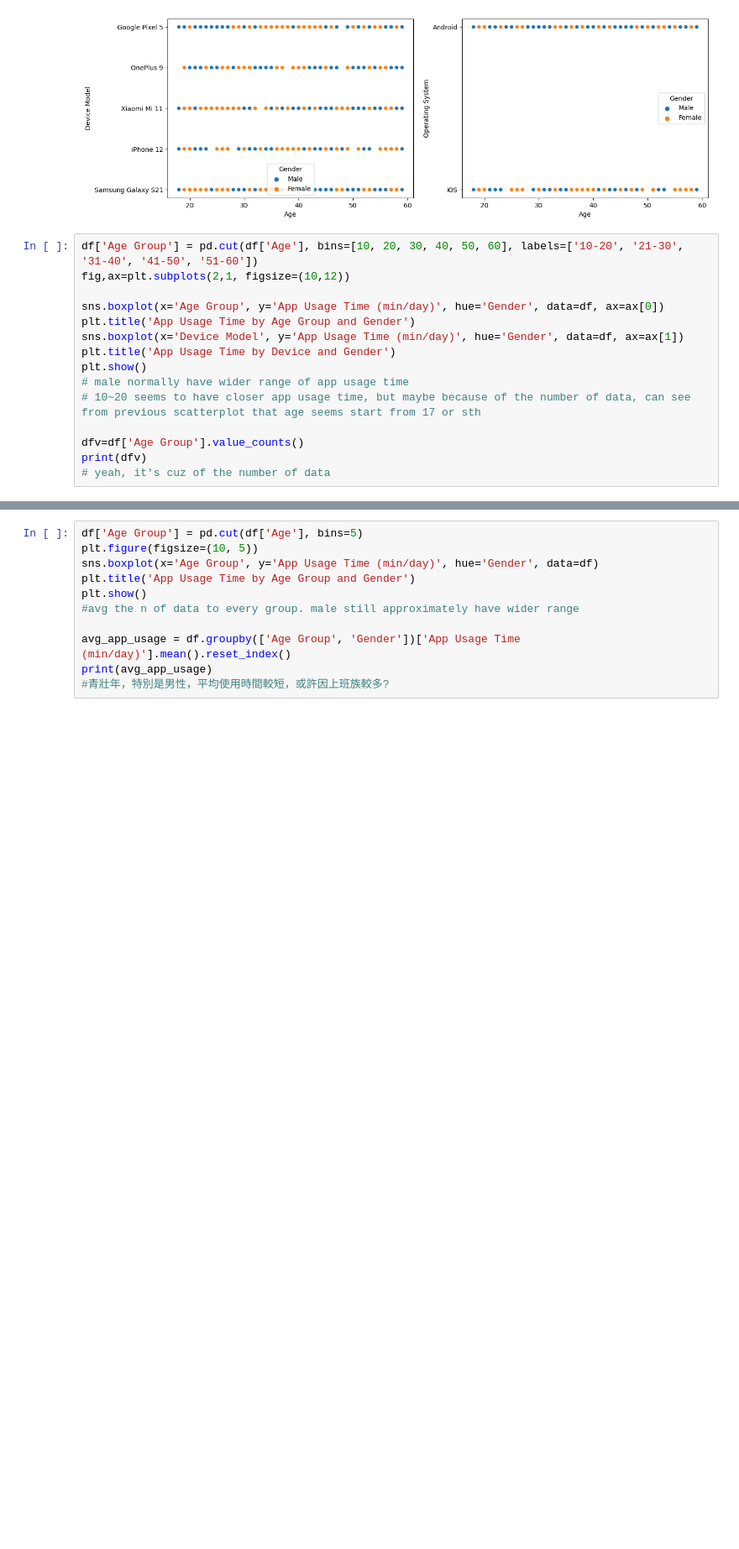
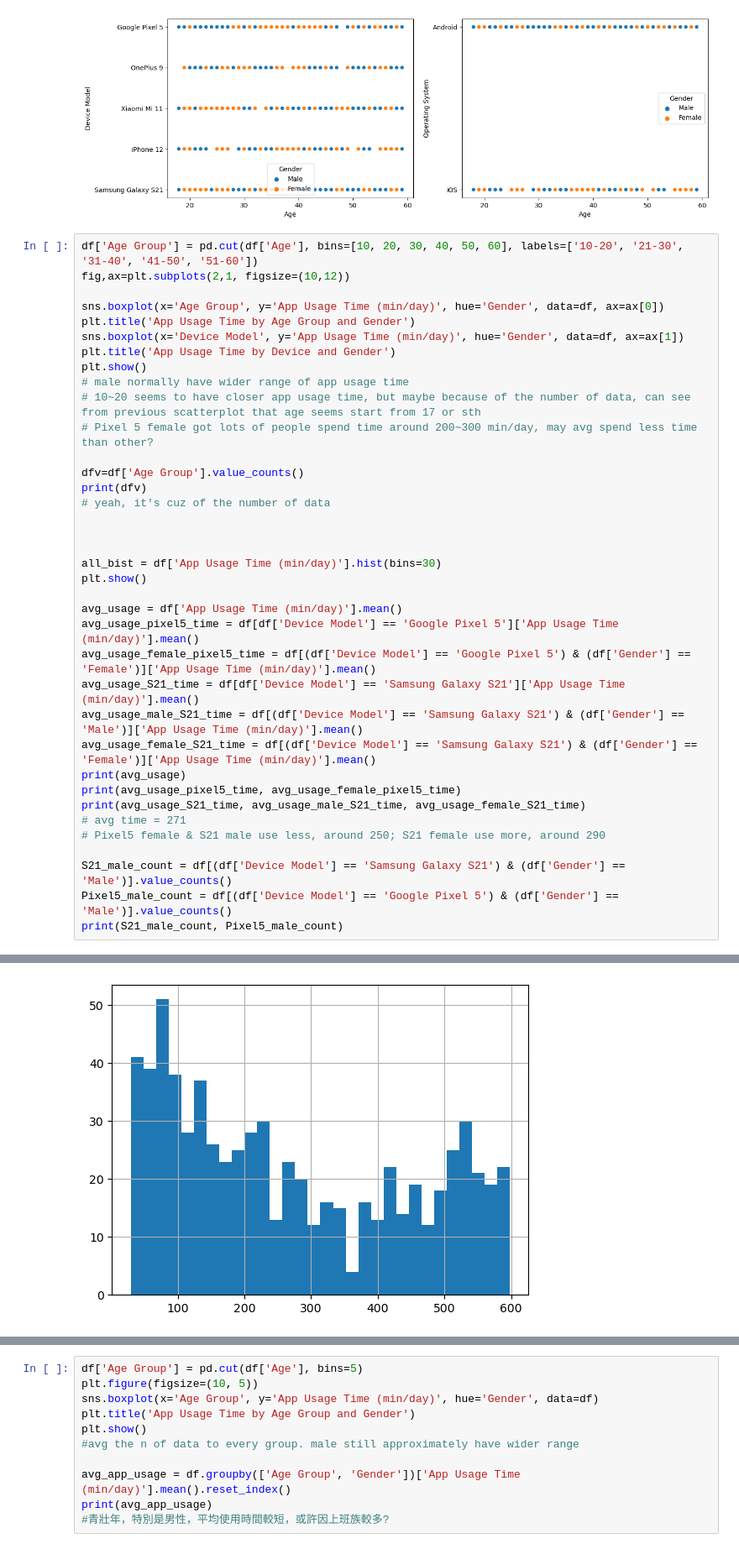
Before and after one commit to jimmy080823/Mobile-Device-Usage-and-User-Behavior-Dataset, a Jupyter notebook: hejim's test.ipynb, the cells around one changed output, grey strips where cells are left out. Shown: that part at 84% size. Cells and saved outputs as stored; diff of their text form; blank space fills up the shorter version.

```diff
--- a/hejim's test.ipynb
+++ b/hejim's test.ipynb
@@ -190,23 +190,46 @@ plt.show()
 # %%
 df['Age Group'] = pd.cut(df['Age'], bins=[10, 20, 30, 40, 50, 60], labels=['10-20', '21-30', '31-40', '41-50', '51-60'])
 fig,ax=plt.subplots(2,1, figsize=(10,12))
 
 sns.boxplot(x='Age Group', y='App Usage Time (min/day)', hue='Gender', data=df, ax=ax[0])
 plt.title('App Usage Time by Age Group and Gender')
 sns.boxplot(x='Device Model', y='App Usage Time (min/day)', hue='Gender', data=df, ax=ax[1])
 plt.title('App Usage Time by Device and Gender')
 plt.show()
 # male normally have wider range of app usage time
 # 10~20 seems to have closer app usage time, but maybe because of the number of data, can see from previous scatterplot that age seems start from 17 or sth
+# Pixel 5 female got lots of people spend time around 200~300 min/day, may avg spend less time than other?
 
 dfv=df['Age Group'].value_counts()
 print(dfv)
 # yeah, it's cuz of the number of data
+
+
+
+all_bist = df['App Usage Time (min/day)'].hist(bins=30)
+plt.show()
+
+avg_usage = df['App Usage Time (min/day)'].mean()
+avg_usage_pixel5_time = df[df['Device Model'] == 'Google Pixel 5']['App Usage Time (min/day)'].mean()
+avg_usage_female_pixel5_time = df[(df['Device Model'] == 'Google Pixel 5') & (df['Gender'] == 'Female')]['App Usage Time (min/day)'].mean()
+avg_usage_S21_time = df[df['Device Model'] == 'Samsung Galaxy S21']['App Usage Time (min/day)'].mean()
+avg_usage_male_S21_time = df[(df['Device Model'] == 'Samsung Galaxy S21') & (df['Gender'] == 'Male')]['App Usage Time (min/day)'].mean()
+avg_usage_female_S21_time = df[(df['Device Model'] == 'Samsung Galaxy S21') & (df['Gender'] == 'Female')]['App Usage Time (min/day)'].mean()
+print(avg_usage)
+print(avg_usage_pixel5_time, avg_usage_female_pixel5_time)
+print(avg_usage_S21_time, avg_usage_male_S21_time, avg_usage_female_S21_time)
+# avg time = 271
+# Pixel5 female & S21 male use less, around 250; S21 female use more, around 290
+
+S21_male_count = df[(df['Device Model'] == 'Samsung Galaxy S21') & (df['Gender'] == 'Male')].value_counts()
+Pixel5_male_count = df[(df['Device Model'] == 'Google Pixel 5') & (df['Gender'] == 'Male')].value_counts()
+print(S21_male_count, Pixel5_male_count)
 # %% [output]
 [figure]
 21-30    178
 31-40    168
 51-60    159
 41-50    155
 10-20     40
 Name: Age Group, dtype: int64
+[figure, added]
```
Also changed, not shown: parts of 7 cells of this notebook.
